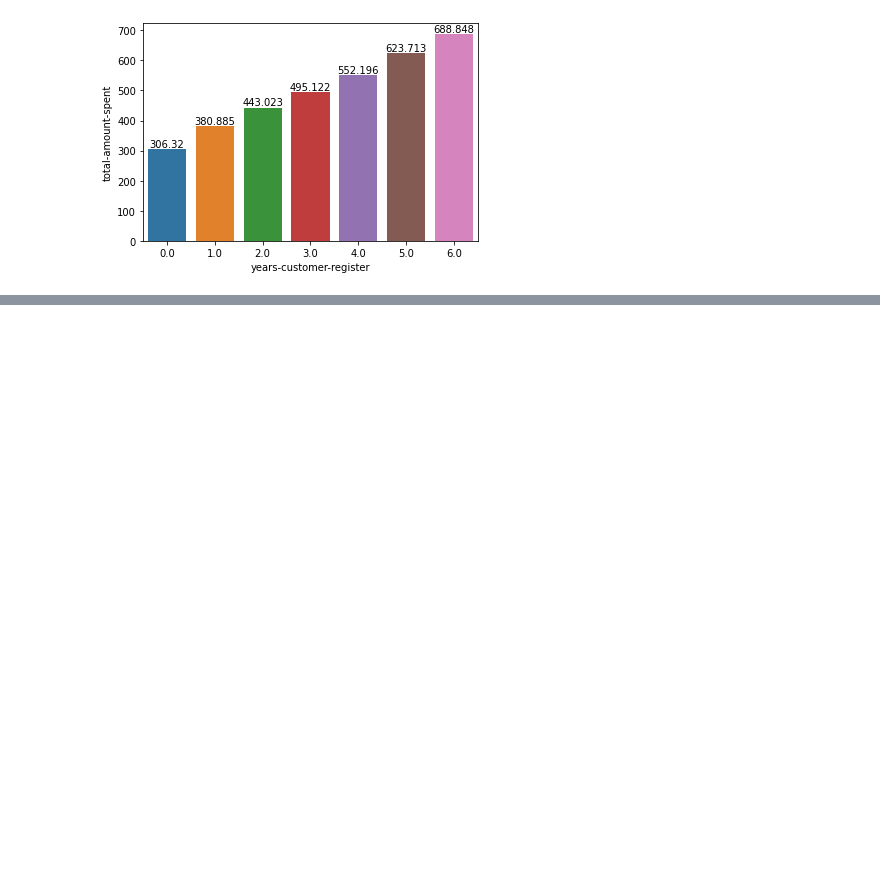
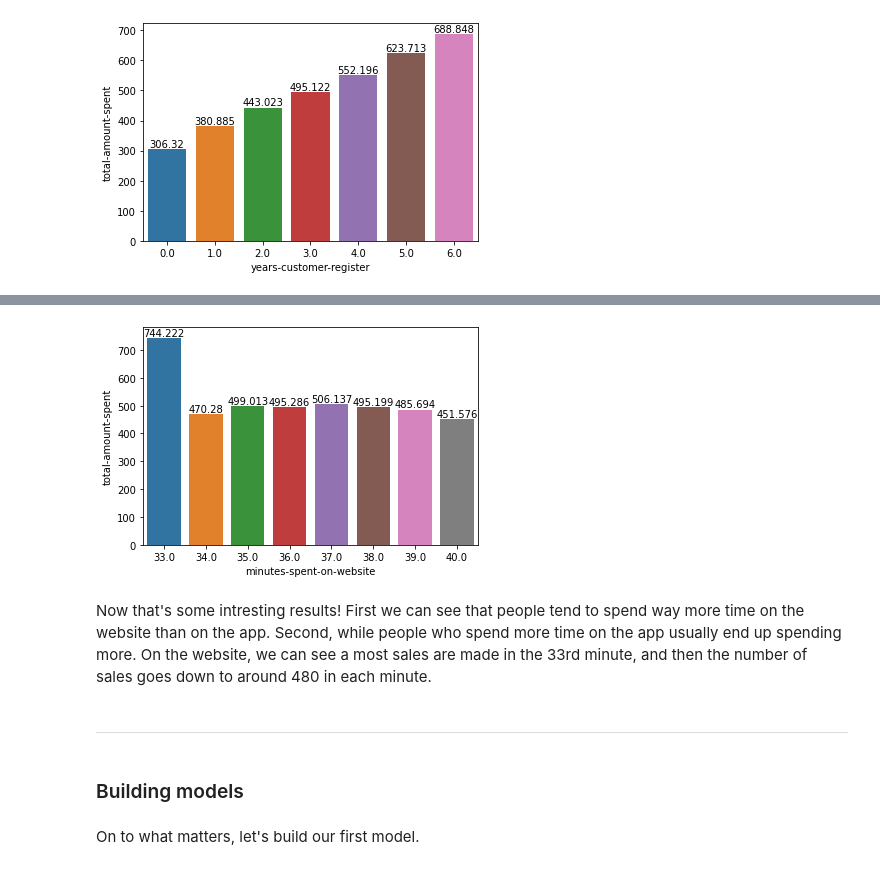
Before and after one commit to gasp37/e-commerce-platform-usage, a Jupyter notebook: e-commerce-platform.ipynb, the cells around one changed output, grey strips where cells are left out. Saved outputs shown, nothing was run; the diff lists cells and outputs as text; code cells hidden in the pictures; blank space fills up the shorter version.

Commit message:
built first model

```diff
--- a/e-commerce-platform.ipynb
+++ b/e-commerce-platform.ipynb
@@ -76,0 +86,17 @@ ax = ax.bar_label(ax.containers[0])
+# %%
+spending_by_minutes_on_website = customers_table[['minutes-spent-on-website', 'total-amount-spent']].copy()
+spending_by_minutes_on_website['minutes-spent-on-website'] = spending_by_minutes_on_website['minutes-spent-on-website'].apply(np.floor)
+spending_by_minutes_on_website = spending_by_minutes_on_website.groupby(by='minutes-spent-on-website').mean().reset_index()
+
+_ax = sns.barplot(spending_by_minutes_on_website, x='minutes-spent-on-website', y='total-amount-spent')
+_ax = _ax.bar_label(_ax.containers[0])
+# %% [output]
+[figure, added]
+# %% [markdown]
+Now that's some intresting results! First we can see that people tend to spend way more time on the website than on the app. Second, while people who spend more time on the app usually end up spending more. On the website, we can see a most sales are made in the 33rd minute, and then the number of sales goes down to around 480 in each minute.
+# %% [markdown]
+---
+# %% [markdown]
+### Building models
+# %% [markdown]
+On to what matters, let's build our first model.
```
Also changed, not shown: parts of 4 cells of this notebook.
